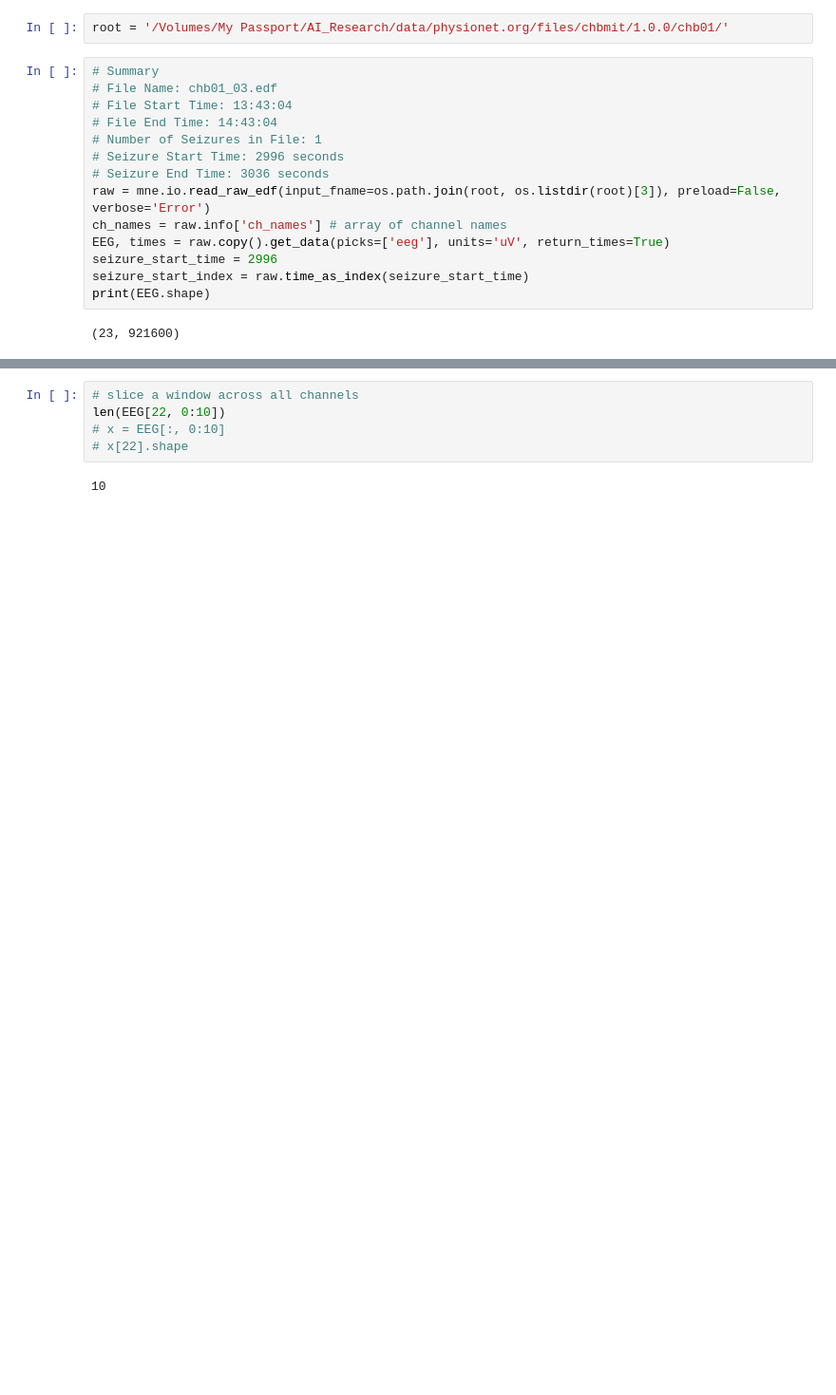
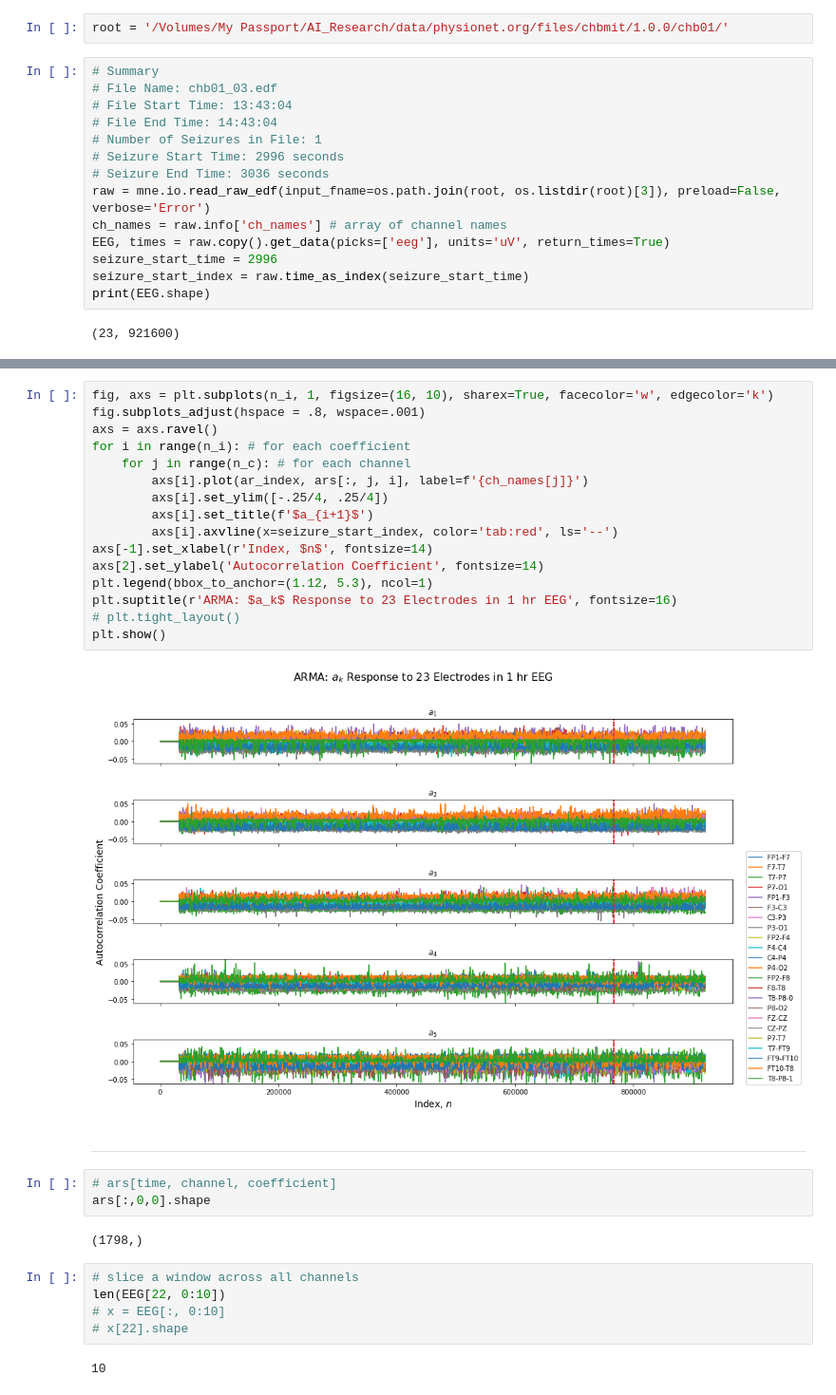
Before and after one commit to samisnotinsane/chbmit-seizure-prediction, a Jupyter notebook: feature_extraction/AR_response_multi_channel.ipynb, the cells around one changed output, grey strips where cells are left out. Shown at 95% size. Saved outputs shown, nothing was run; the diff lists cells and outputs as text; blank space fills up the shorter version.

```diff
--- a/feature_extraction/AR_response_multi_channel.ipynb
+++ b/feature_extraction/AR_response_multi_channel.ipynb
@@ -45,3 +131,28 @@ Prediction frequency: 0.5 Hz
+# %%
+fig, axs = plt.subplots(n_i, 1, figsize=(16, 10), sharex=True, facecolor='w', edgecolor='k')
+fig.subplots_adjust(hspace = .8, wspace=.001)
+axs = axs.ravel()
+for i in range(n_i): # for each coefficient
+    for j in range(n_c): # for each channel
+        axs[i].plot(ar_index, ars[:, j, i], label=f'{ch_names[j]}')
+        axs[i].set_ylim([-.25/4, .25/4])
+        axs[i].set_title(f'$a_{i+1}$')
+        axs[i].axvline(x=seizure_start_index, color='tab:red', ls='--')
+axs[-1].set_xlabel(r'Index, $n$', fontsize=14)
+axs[2].set_ylabel('Autocorrelation Coefficient', fontsize=14)
+plt.legend(bbox_to_anchor=(1.12, 5.3), ncol=1)
+plt.suptitle(r'ARMA: $a_k$ Response to 23 Electrodes in 1 hr EEG', fontsize=16)
+# plt.tight_layout()
+plt.show()
+# %% [output]
+[figure, added]
+# %% [markdown]
+---
+# %%
+# ars[time, channel, coefficient]
+ars[:,0,0].shape
+# %% [output]
+(1798,)
 # %%
 # slice a window across all channels
 len(EEG[22, 0:10])
```
Also changed, not shown: parts of 8 cells of this notebook, 1 other file.
